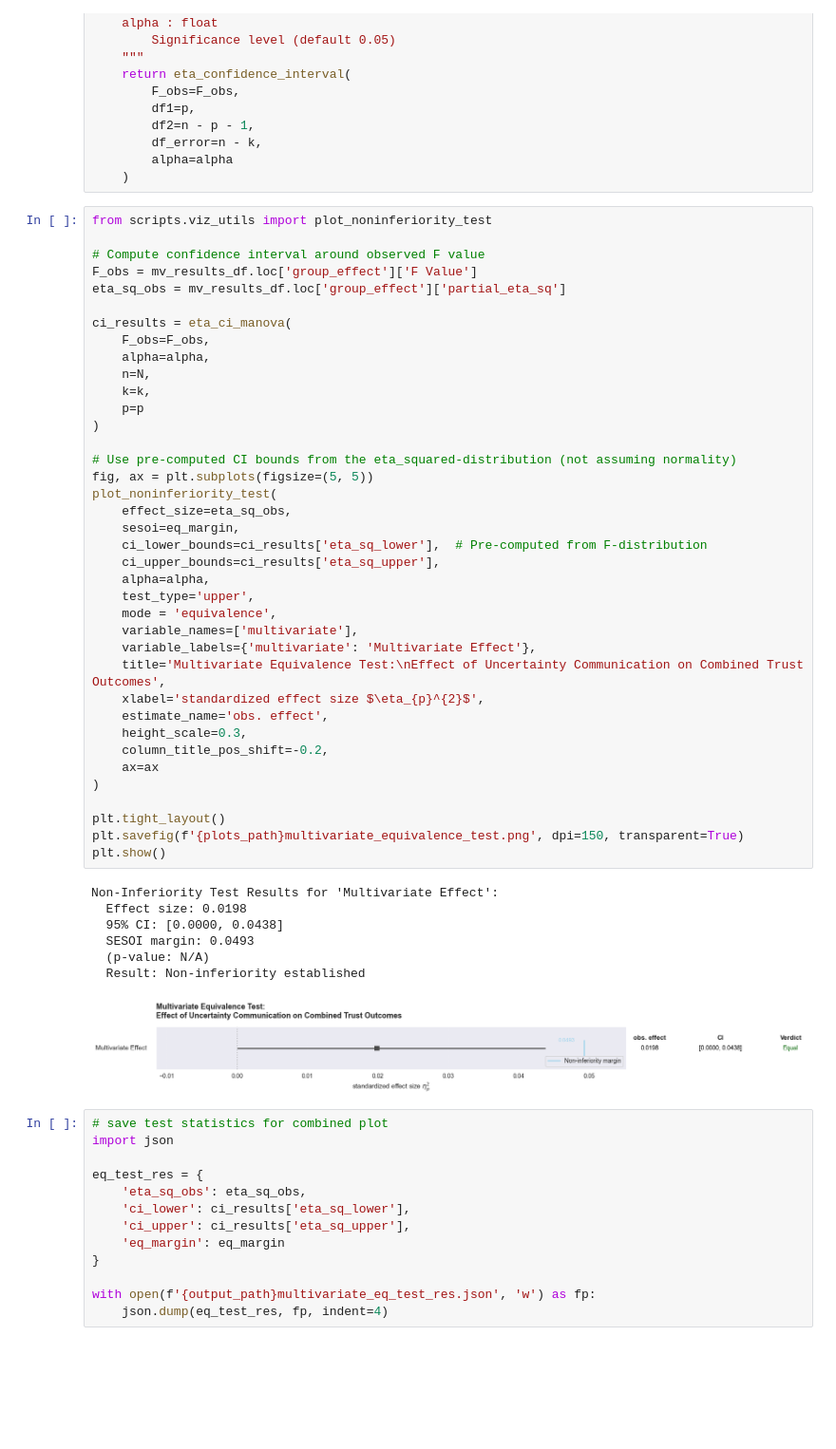
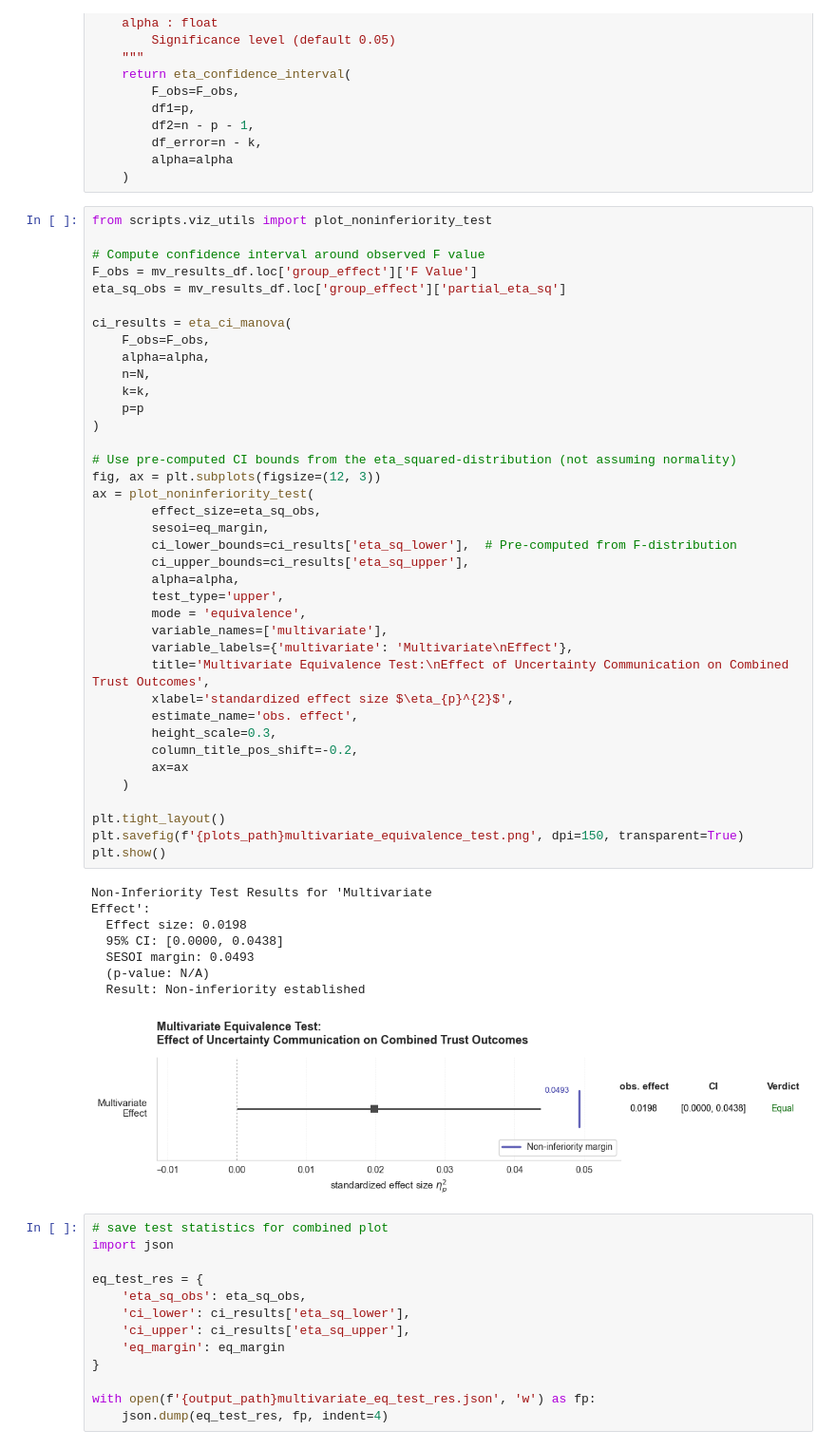
Before and after one commit to TimWiesner99/thesis-analysis, a Jupyter notebook: analysis/multivariate.ipynb, the cells around one changed output. Shown at 95% size. Cells and saved outputs as stored; diff of their text form; blank space fills up the shorter version.

```diff
--- a/analysis/multivariate.ipynb
+++ b/analysis/multivariate.ipynb
@@ -468,49 +468,50 @@ def eta_ci_manova(F_obs, n, p, k=2, alpha=0.05):
 # %%
 from scripts.viz_utils import plot_noninferiority_test
 
 # Compute confidence interval around observed F value
 F_obs = mv_results_df.loc['group_effect']['F Value']
 eta_sq_obs = mv_results_df.loc['group_effect']['partial_eta_sq']
 
 ci_results = eta_ci_manova(
     F_obs=F_obs,
     alpha=alpha,
     n=N,
     k=k,
     p=p
 )
 
 # Use pre-computed CI bounds from the eta_squared-distribution (not assuming normality)
-fig, ax = plt.subplots(figsize=(5, 5))
-plot_noninferiority_test(
-    effect_size=eta_sq_obs,
-    sesoi=eq_margin,
-    ci_lower_bounds=ci_results['eta_sq_lower'],  # Pre-computed from F-distribution
-    ci_upper_bounds=ci_results['eta_sq_upper'],
-    alpha=alpha,
-    test_type='upper',
-    mode = 'equivalence',
-    variable_names=['multivariate'],
-    variable_labels={'multivariate': 'Multivariate Effect'},
-    title='Multivariate Equivalence Test:\nEffect of Uncertainty Communication on Combined Trust Outcomes',
-    xlabel='standardized effect size $\eta_{p}^{2}$',
-    estimate_name='obs. effect',
-    height_scale=0.3,
-    column_title_pos_shift=-0.2,
-    ax=ax
-)
+fig, ax = plt.subplots(figsize=(12, 3))
+ax = plot_noninferiority_test(
+        effect_size=eta_sq_obs,
+        sesoi=eq_margin,
+        ci_lower_bounds=ci_results['eta_sq_lower'],  # Pre-computed from F-distribution
+        ci_upper_bounds=ci_results['eta_sq_upper'],
+        alpha=alpha,
+        test_type='upper',
+        mode = 'equivalence',
+        variable_names=['multivariate'],
+        variable_labels={'multivariate': 'Multivariate\nEffect'},
+        title='Multivariate Equivalence Test:\nEffect of Uncertainty Communication on Combined Trust Outcomes',
+        xlabel='standardized effect size $\eta_{p}^{2}$',
+        estimate_name='obs. effect',
+        height_scale=0.3,
+        column_title_pos_shift=-0.2,
+        ax=ax
+    )
 
 plt.tight_layout()
 plt.savefig(f'{plots_path}multivariate_equivalence_test.png', dpi=150, transparent=True)
 plt.show()
 # %% [output]
-Non-Inferiority Test Results for 'Multivariate Effect':
+Non-Inferiority Test Results for 'Multivariate
+Effect':
   Effect size: 0.0198
   95% CI: [0.0000, 0.0438]
   SESOI margin: 0.0493
   (p-value: N/A)
   Result: Non-inferiority established
-[figure, old version]
+[figure, new version]
 # %%
 # save test statistics for combined plot
 import json
```
Also changed, not shown: 10 other files.
